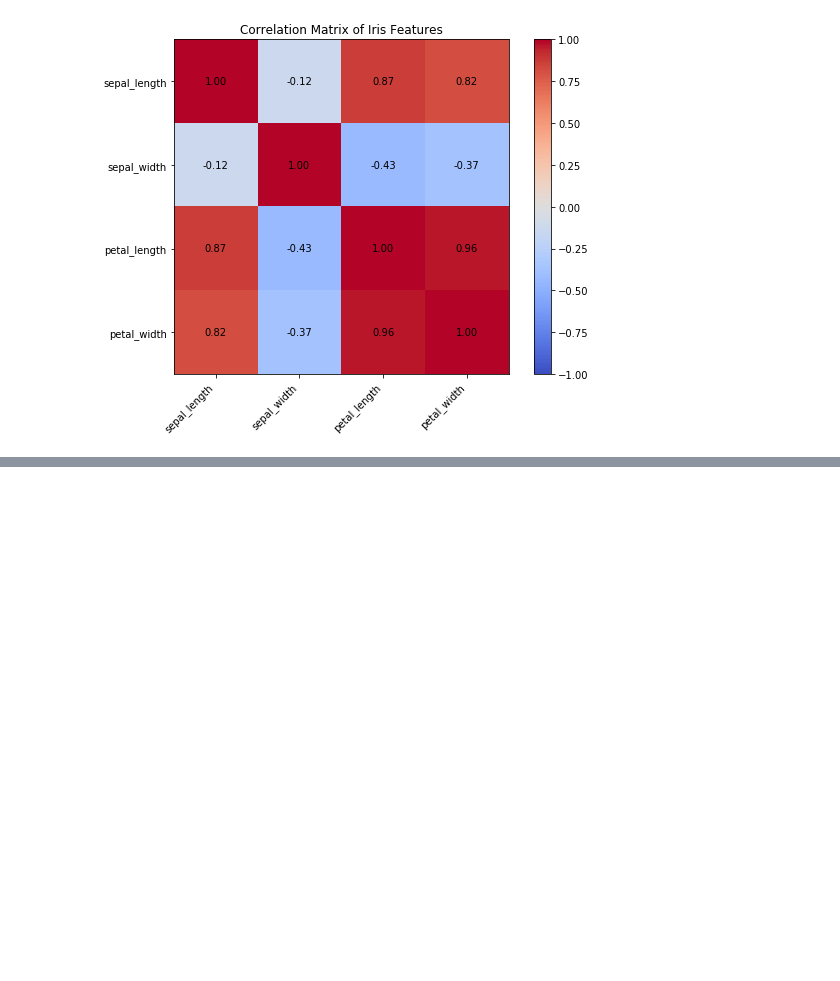
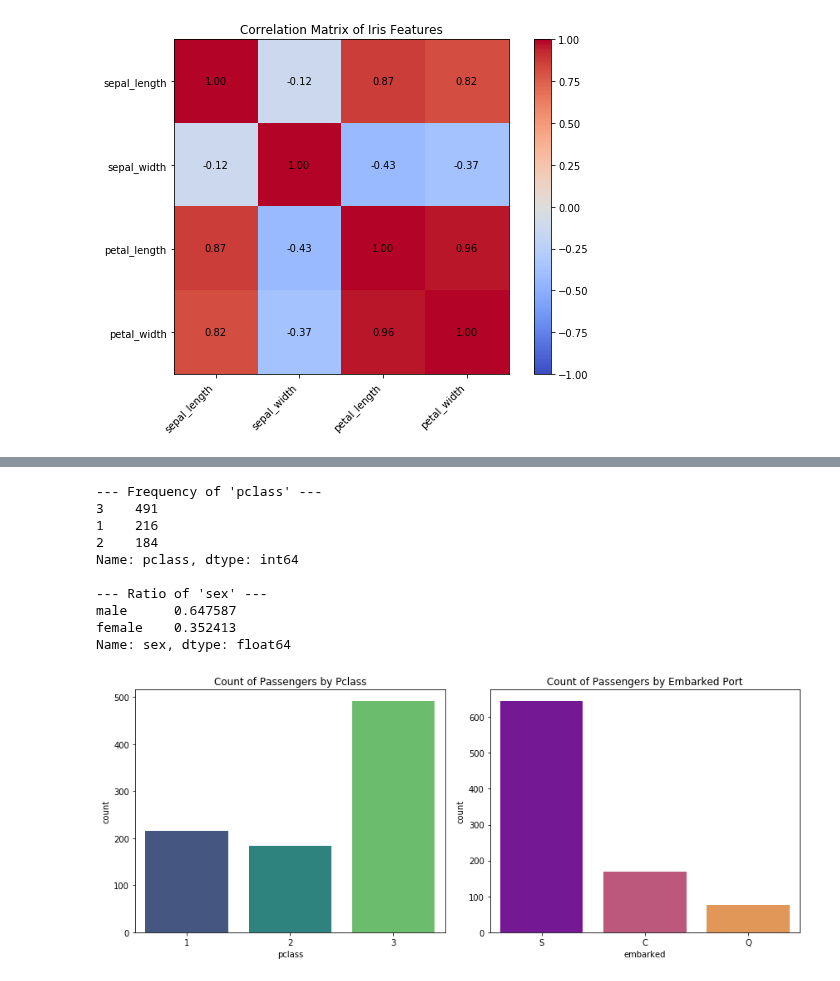
Before and after one commit to kangspa/ADP-study, a Jupyter notebook: PracticeTest/practice.ipynb, the cells around one changed output, grey strips where cells are left out. Cells and saved outputs as stored; diff of their text form; code cells hidden in the pictures; blank space fills up the shorter version.

```diff
--- a/PracticeTest/practice.ipynb
+++ b/PracticeTest/practice.ipynb
@@ -268,0 +159,35 @@ TypeError: distplot() got an unexpected keyword argument 'data'
+# %%
+# 2-1. 빈도 분석
+print("--- Frequency of 'pclass' ---")
+print(df['pclass'].value_counts())
+
+print("\n--- Ratio of 'sex' ---")
+print(df['sex'].value_counts(normalize=True))
+
+# 2-2. 시각화 (바 차트)
+plt.figure(figsize=(12, 5))
+
+# pclass에 대한 countplot
+plt.subplot(1, 2, 1)
+sns.countplot(x='pclass', data=df, palette='viridis')
+plt.title('Count of Passengers by Pclass')
+
+# embarked에 대한 countplot
+plt.subplot(1, 2, 2)
+sns.countplot(x='embarked', data=df, palette='plasma')
+plt.title('Count of Passengers by Embarked Port')
+
+plt.tight_layout()
+plt.show()
+# %% [output]
+--- Frequency of 'pclass' ---
+3    491
+1    216
+2    184
+Name: pclass, dtype: int64
+
+--- Ratio of 'sex' ---
+male      0.647587
+female    0.352413
+Name: sex, dtype: float64
+[figure, added]
```
Also changed, not shown: parts of 9 cells of this notebook, 2 other files.
